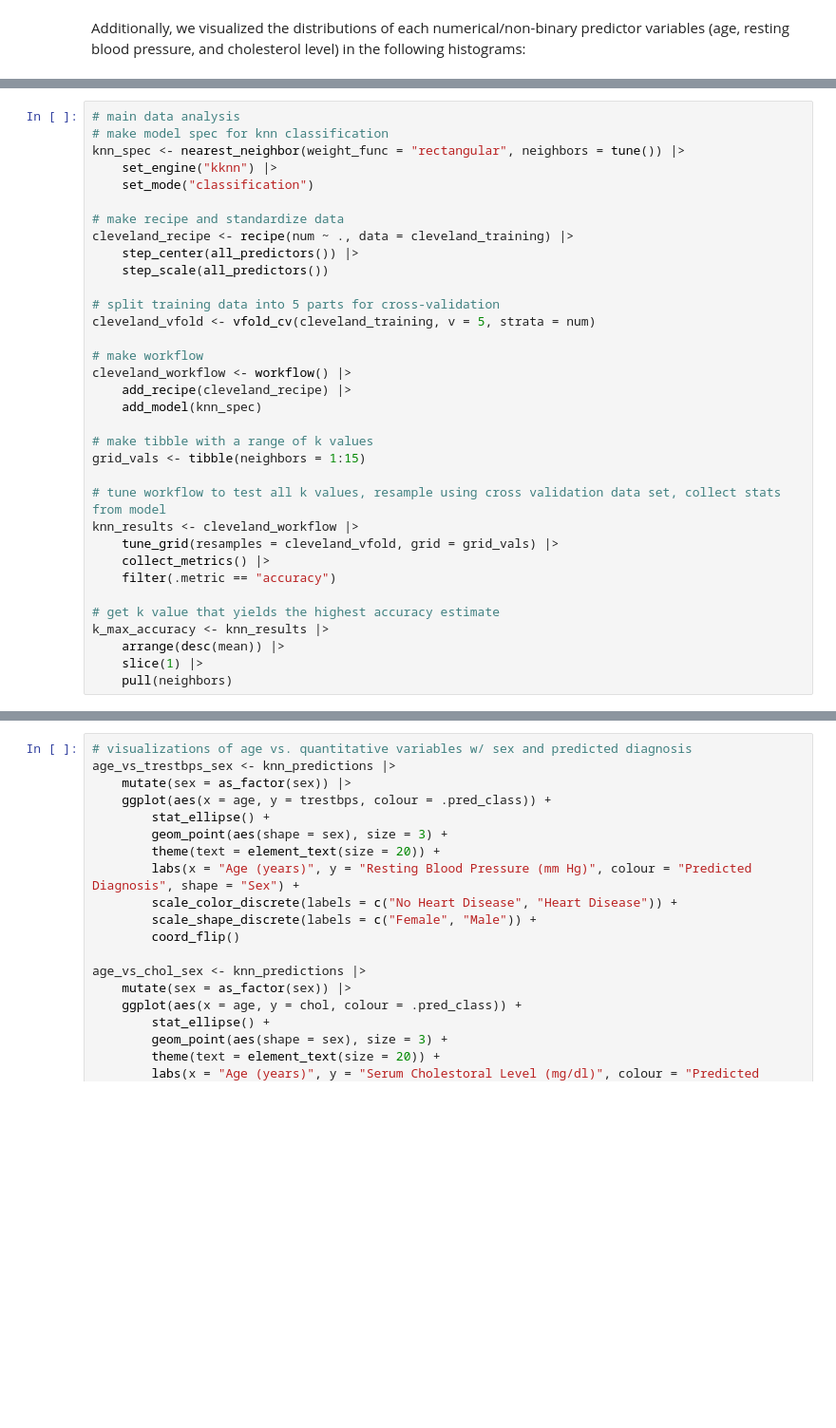
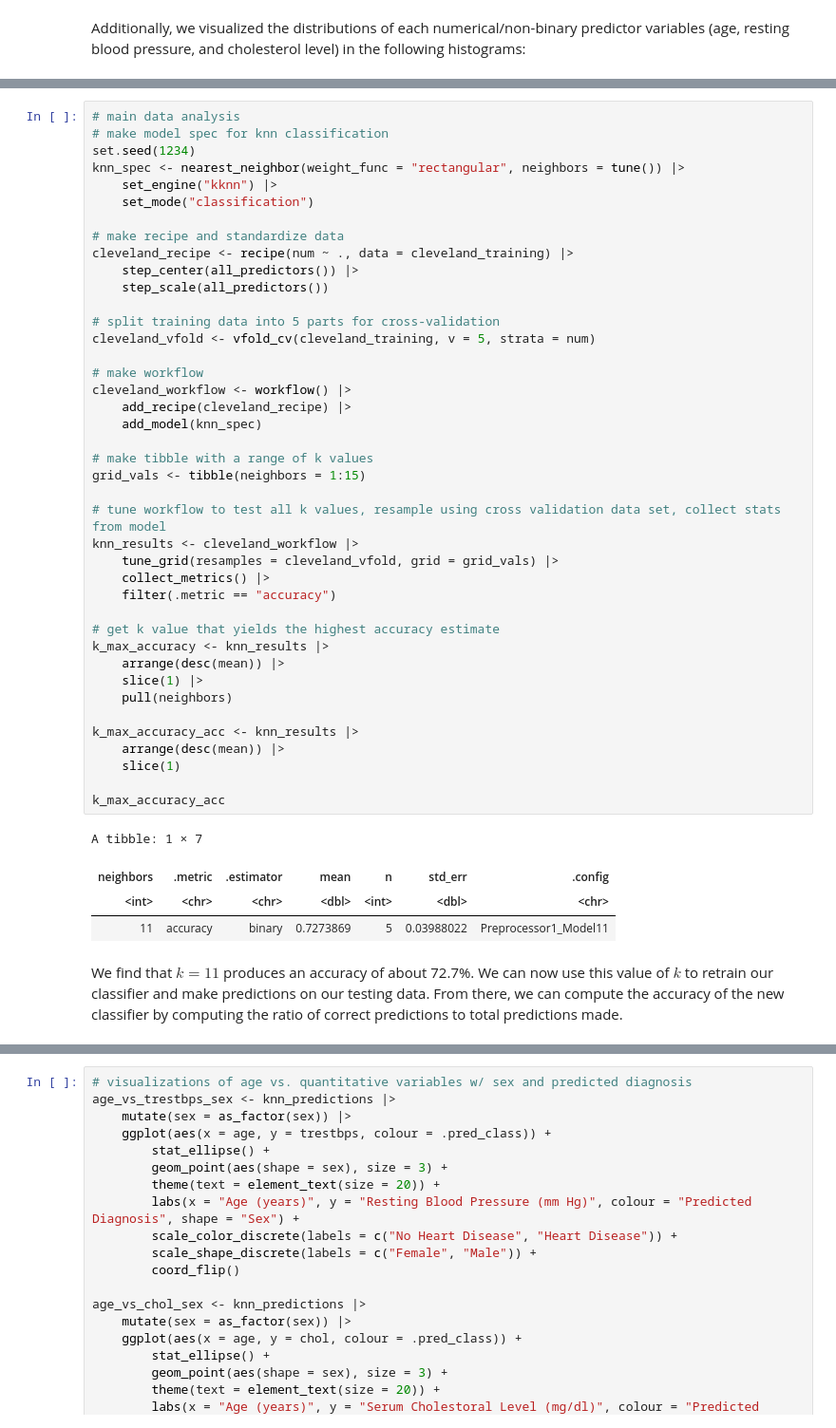
Before and after one commit to Stephanie-Ta/dsci-100-group-project, a Jupyter notebook: Final Report.ipynb, the cells around one changed output, grey strips where cells are left out. Shown at 95% size. Cells and saved outputs as stored; diff of their text form; blank space fills up the shorter version.

```diff
--- a/Final Report.ipynb
+++ b/Final Report.ipynb
@@ -177,37 +195,51 @@ chol_dist
 # %%
 # main data analysis
 # make model spec for knn classification
+set.seed(1234)
 knn_spec <- nearest_neighbor(weight_func = "rectangular", neighbors = tune()) |>
     set_engine("kknn") |>
     set_mode("classification")
 
 # make recipe and standardize data
 cleveland_recipe <- recipe(num ~ ., data = cleveland_training) |>
     step_center(all_predictors()) |>
     step_scale(all_predictors())
 
 # split training data into 5 parts for cross-validation
 cleveland_vfold <- vfold_cv(cleveland_training, v = 5, strata = num)
 
 # make workflow
 cleveland_workflow <- workflow() |>
     add_recipe(cleveland_recipe) |>
     add_model(knn_spec)
 
 # make tibble with a range of k values
 grid_vals <- tibble(neighbors = 1:15)
 
 # tune workflow to test all k values, resample using cross validation data set, collect stats from model
 knn_results <- cleveland_workflow |>
     tune_grid(resamples = cleveland_vfold, grid = grid_vals) |>
     collect_metrics() |>
     filter(.metric == "accuracy")
 
 # get k value that yields the highest accuracy estimate
 k_max_accuracy <- knn_results |>
     arrange(desc(mean)) |>
     slice(1) |>
     pull(neighbors)
+
+k_max_accuracy_acc <- knn_results |>
+    arrange(desc(mean)) |>
+    slice(1)
+
+k_max_accuracy_acc
+# %% [output]
+A tibble: 1 × 7
+| neighbors | .metric | .estimator | mean | n | std_err | .config |
+| <int> | <chr> | <chr> | <dbl> | <int> | <dbl> | <chr> |
+| 11 | accuracy | binary | 0.7273869 | 5 | 0.03988022 | Preprocessor1_Model11 |
+# %% [markdown]
+We find that $k=11$ produces an accuracy of about 72.7%. We can now use this value of $k$ to retrain our classifier and make predictions on our testing data. From there, we can compute the accuracy of the new classifier by computing the ratio of correct predictions to total predictions made.
 # %%
 # make new model spec for the best k
 best_knn_spec <- nearest_neighbor(weight_func = "rectangular", neighbors = k_max_accuracy) |>
```
Also changed, not shown: parts of 9 cells of this notebook.
